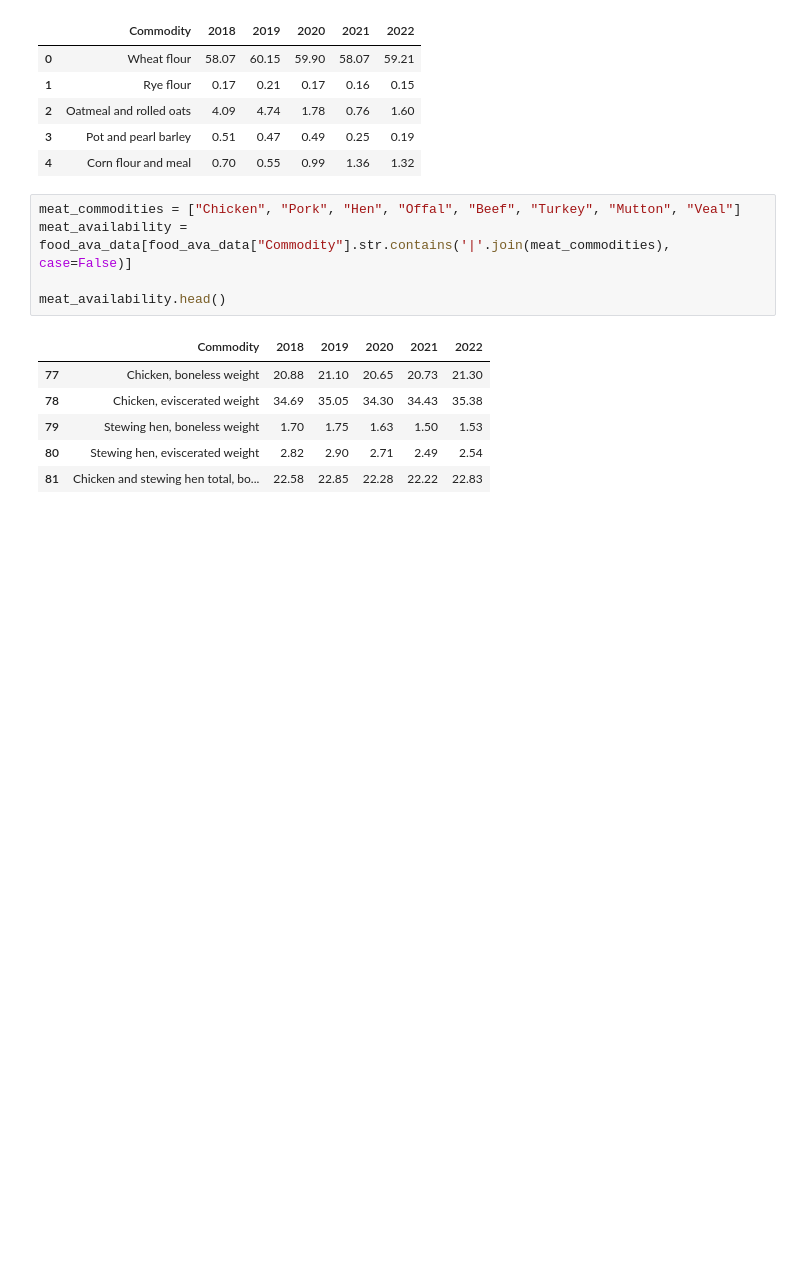
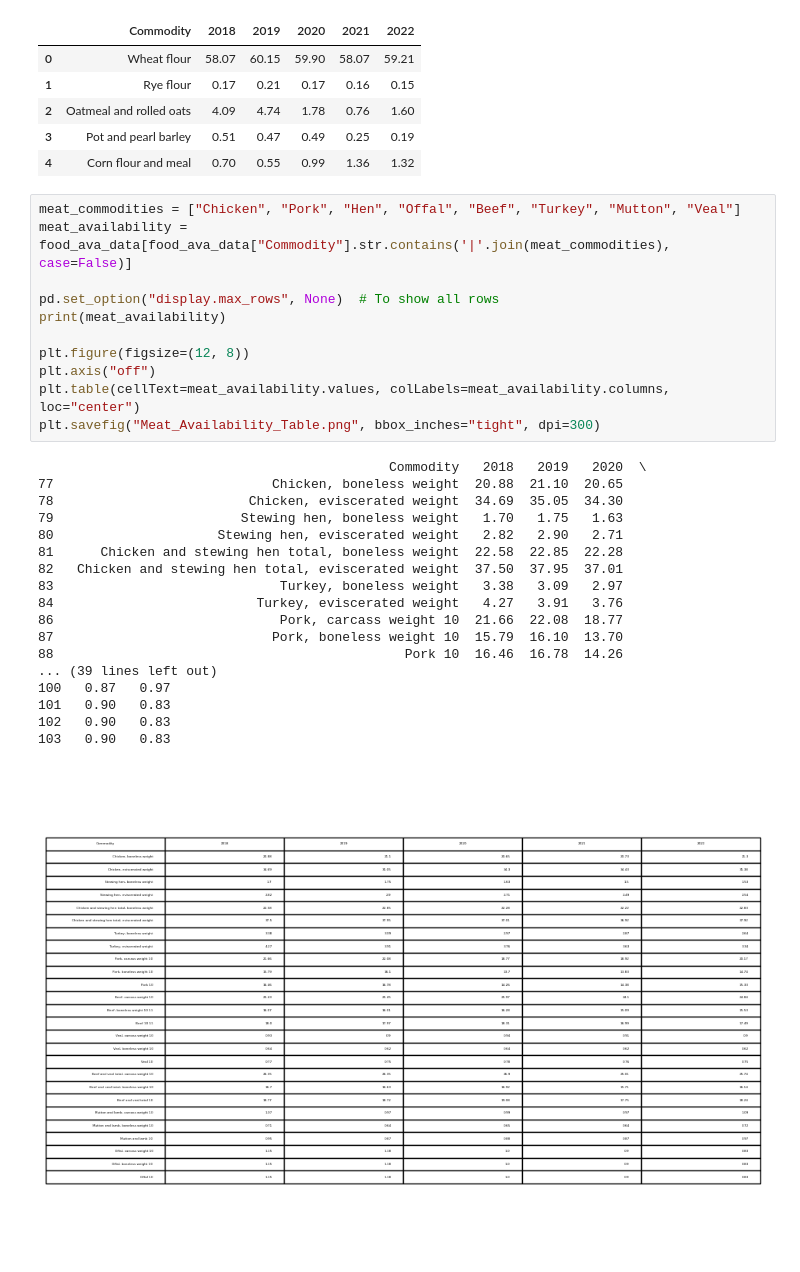
Before and after one commit to UofT-Bootcamp-Data-Analytics/Team_3_Python_Project, a Jupyter notebook: Food Availability vs Inflation. .ipynb, the cells around one changed output. Saved outputs shown, nothing was run; the diff lists cells and outputs as text; blank space fills up the shorter version.

```diff
--- a/Food Availability vs Inflation. .ipynb
+++ b/Food Availability vs Inflation. .ipynb
@@ -131,13 +117,31 @@ food_ava_data.head()
 # %%
 meat_commodities = ["Chicken", "Pork", "Hen", "Offal", "Beef", "Turkey", "Mutton", "Veal"]
 meat_availability = food_ava_data[food_ava_data["Commodity"].str.contains('|'.join(meat_commodities), case=False)]
 
-meat_availability.head()
+pd.set_option("display.max_rows", None)  # To show all rows
+print(meat_availability)
+
+plt.figure(figsize=(12, 8))
+plt.axis("off")
+plt.table(cellText=meat_availability.values, colLabels=meat_availability.columns, loc="center")
+plt.savefig("Meat_Availability_Table.png", bbox_inches="tight", dpi=300)
 # %% [output]
-|  | Commodity | 2018 | 2019 | 2020 | 2021 | 2022 |
-| 77 | Chicken, boneless weight | 20.88 | 21.10 | 20.65 | 20.73 | 21.30 |
-| 78 | Chicken, eviscerated weight | 34.69 | 35.05 | 34.30 | 34.43 | 35.38 |
-| 79 | Stewing hen, boneless weight | 1.70 | 1.75 | 1.63 | 1.50 | 1.53 |
-| 80 | Stewing hen, eviscerated weight | 2.82 | 2.90 | 2.71 | 2.49 | 2.54 |
-| 81 | Chicken and stewing hen total, bo... | 22.58 | 22.85 | 22.28 | 22.22 | 22.83 |
+                                             Commodity   2018   2019   2020  \
+77                            Chicken, boneless weight  20.88  21.10  20.65
+78                         Chicken, eviscerated weight  34.69  35.05  34.30
+79                        Stewing hen, boneless weight   1.70   1.75   1.63
+80                     Stewing hen, eviscerated weight   2.82   2.90   2.71
+81      Chicken and stewing hen total, boneless weight  22.58  22.85  22.28
+82   Chicken and stewing hen total, eviscerated weight  37.50  37.95  37.01
+83                             Turkey, boneless weight   3.38   3.09   2.97
+84                          Turkey, eviscerated weight   4.27   3.91   3.76
+86                             Pork, carcass weight 10  21.66  22.08  18.77
+87                            Pork, boneless weight 10  15.79  16.10  13.70
+88                                             Pork 10  16.46  16.78  14.26
+... (39 lines left out)
+100   0.87   0.97
+101   0.90   0.83
+102   0.90   0.83
+103   0.90   0.83
+[figure, added]
 # %%
```
Also changed, not shown: parts of 25 cells of this notebook.
